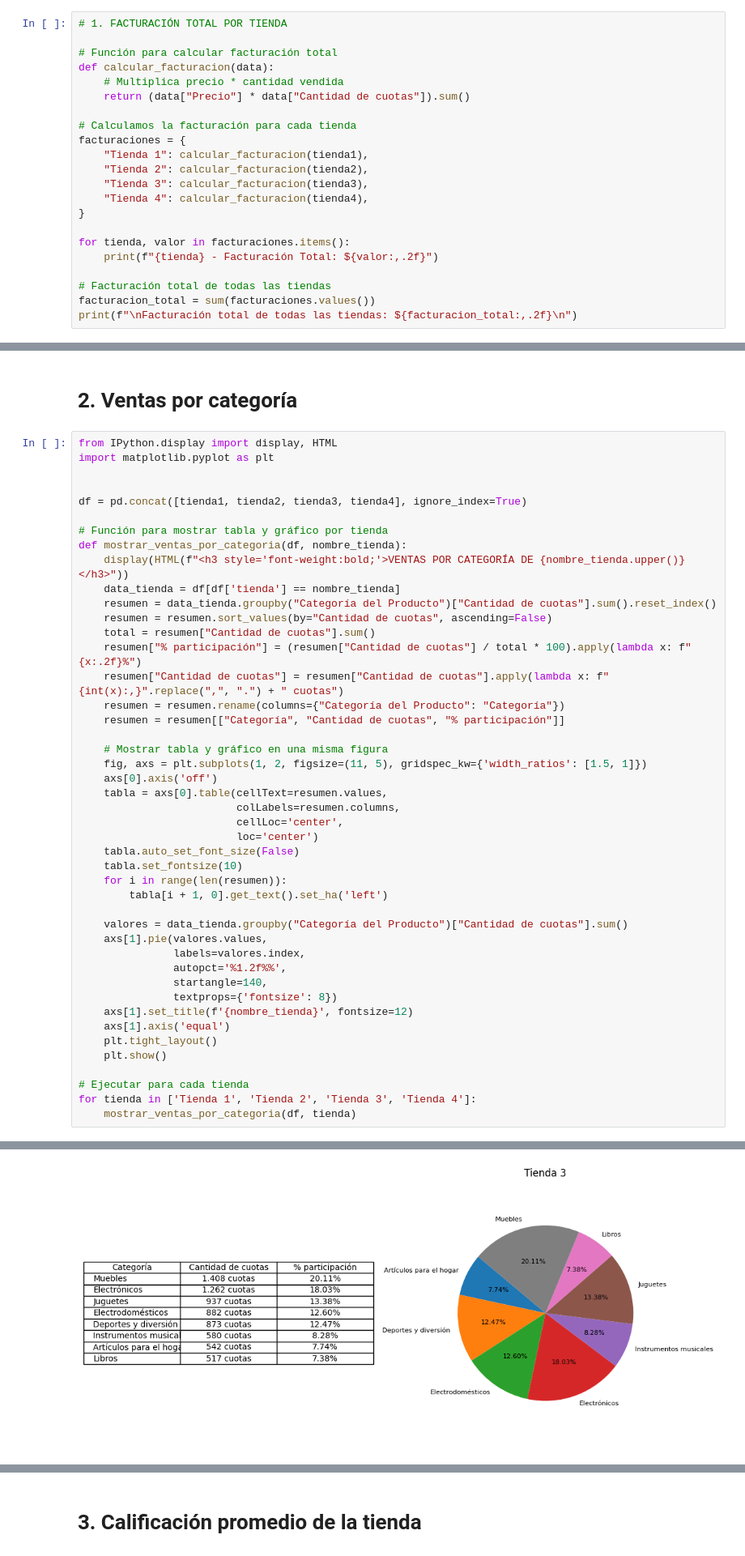
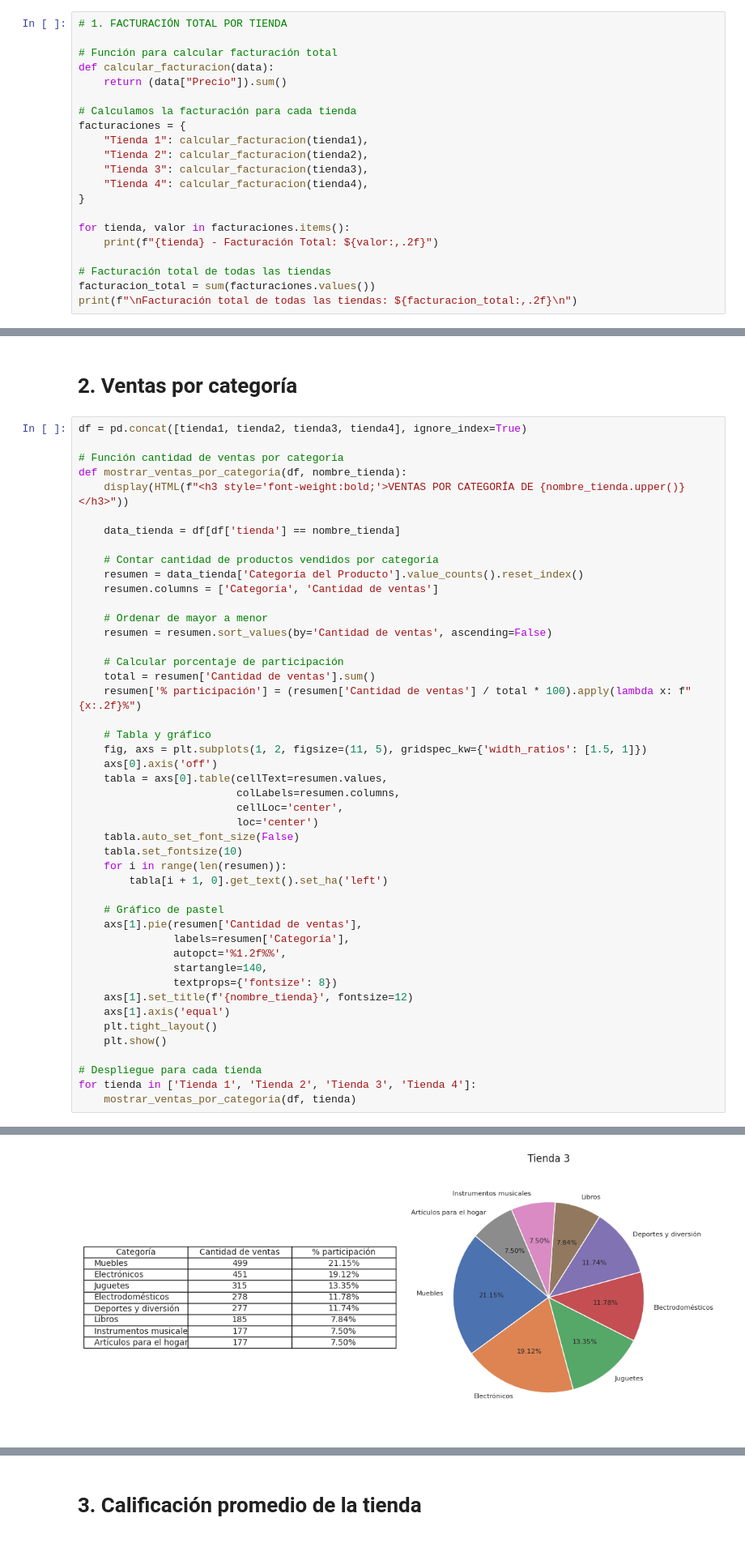
Before and after one commit to Saya-Sayita/Challenge1-Python, a Jupyter notebook: AluraStoreLatam.ipynb, the cells around one changed output, grey strips where cells are left out. Shown: that part at 81% size. Cells and saved outputs as stored; diff of their text form.

```diff
--- a/AluraStoreLatam.ipynb
+++ b/AluraStoreLatam.ipynb
@@ -52,8 +53,7 @@ df
 
 # Función para calcular facturación total
 def calcular_facturacion(data):
-    # Multiplica precio * cantidad vendida
-    return (data["Precio"] * data["Cantidad de cuotas"]).sum()
+    return (data["Precio"]).sum()
 
 # Calculamos la facturación para cada tienda
 facturaciones = {
@@ -102,25 +102,26 @@ plt.show()
 # %% [markdown]
 # 2. Ventas por categoría
 # %%
-from IPython.display import display, HTML
-import matplotlib.pyplot as plt
-
-
 df = pd.concat([tienda1, tienda2, tienda3, tienda4], ignore_index=True)
 
-# Función para mostrar tabla y gráfico por tienda
+# Función cantidad de ventas por categoría
 def mostrar_ventas_por_categoria(df, nombre_tienda):
     display(HTML(f"<h3 style='font-weight:bold;'>VENTAS POR CATEGORÍA DE {nombre_tienda.upper()}</h3>"))
+
     data_tienda = df[df['tienda'] == nombre_tienda]
-    resumen = data_tienda.groupby("Categoría del Producto")["Cantidad de cuotas"].sum().reset_index()
-    resumen = resumen.sort_values(by="Cantidad de cuotas", ascending=False)
-    total = resumen["Cantidad de cuotas"].sum()
-    resumen["% participación"] = (resumen["Cantidad de cuotas"] / total * 100).apply(lambda x: f"{x:.2f}%")
-    resumen["Cantidad de cuotas"] = resumen["Cantidad de cuotas"].apply(lambda x: f"{int(x):,}".replace(",", ".") + " cuotas")
-    resumen = resumen.rename(columns={"Categoría del Producto": "Categoría"})
-    resumen = resumen[["Categoría", "Cantidad de cuotas", "% participación"]]
 
-    # Mostrar tabla y gráfico en una misma figura
+    # Contar cantidad de productos vendidos por categoría
+    resumen = data_tienda['Categoría del Producto'].value_counts().reset_index()
+    resumen.columns = ['Categoría', 'Cantidad de ventas']
+
+    # Ordenar de mayor a menor
+    resumen = resumen.sort_values(by='Cantidad de ventas', ascending=False)
+
+    # Calcular porcentaje de participación
+    total = resumen['Cantidad de ventas'].sum()
+    resumen['% participación'] = (resumen['Cantidad de ventas'] / total * 100).apply(lambda x: f"{x:.2f}%")
+
+    # Tabla y gráfico
     fig, axs = plt.subplots(1, 2, figsize=(11, 5), gridspec_kw={'width_ratios': [1.5, 1]})
     axs[0].axis('off')
     tabla = axs[0].table(cellText=resumen.values,
@@ -132,9 +133,9 @@ def mostrar_ventas_por_categoria(df, nombre_tienda):
     for i in range(len(resumen)):
         tabla[i + 1, 0].get_text().set_ha('left')
 
-    valores = data_tienda.groupby("Categoría del Producto")["Cantidad de cuotas"].sum()
-    axs[1].pie(valores.values,
-               labels=valores.index,
+    # Gráfico de pastel
+    axs[1].pie(resumen['Cantidad de ventas'],
+               labels=resumen['Categoría'],
                autopct='%1.2f%%',
                startangle=140,
                textprops={'fontsize': 8})
@@ -143,7 +144,7 @@ def mostrar_ventas_por_categoria(df, nombre_tienda):
     plt.tight_layout()
     plt.show()
 
-# Ejecutar para cada tienda
+# Despliegue para cada tienda
 for tienda in ['Tienda 1', 'Tienda 2', 'Tienda 3', 'Tienda 4']:
     mostrar_ventas_por_categoria(df, tienda)
 # %% [output]
@@ -154,3 +155,3 @@ VENTAS POR CATEGORÍA DE TIENDA 2
 VENTAS POR CATEGORÍA DE TIENDA 3
-[figure, old version]
+[figure, new version]
 VENTAS POR CATEGORÍA DE TIENDA 4
```
Also changed, not shown: parts of 8 cells of this notebook.
